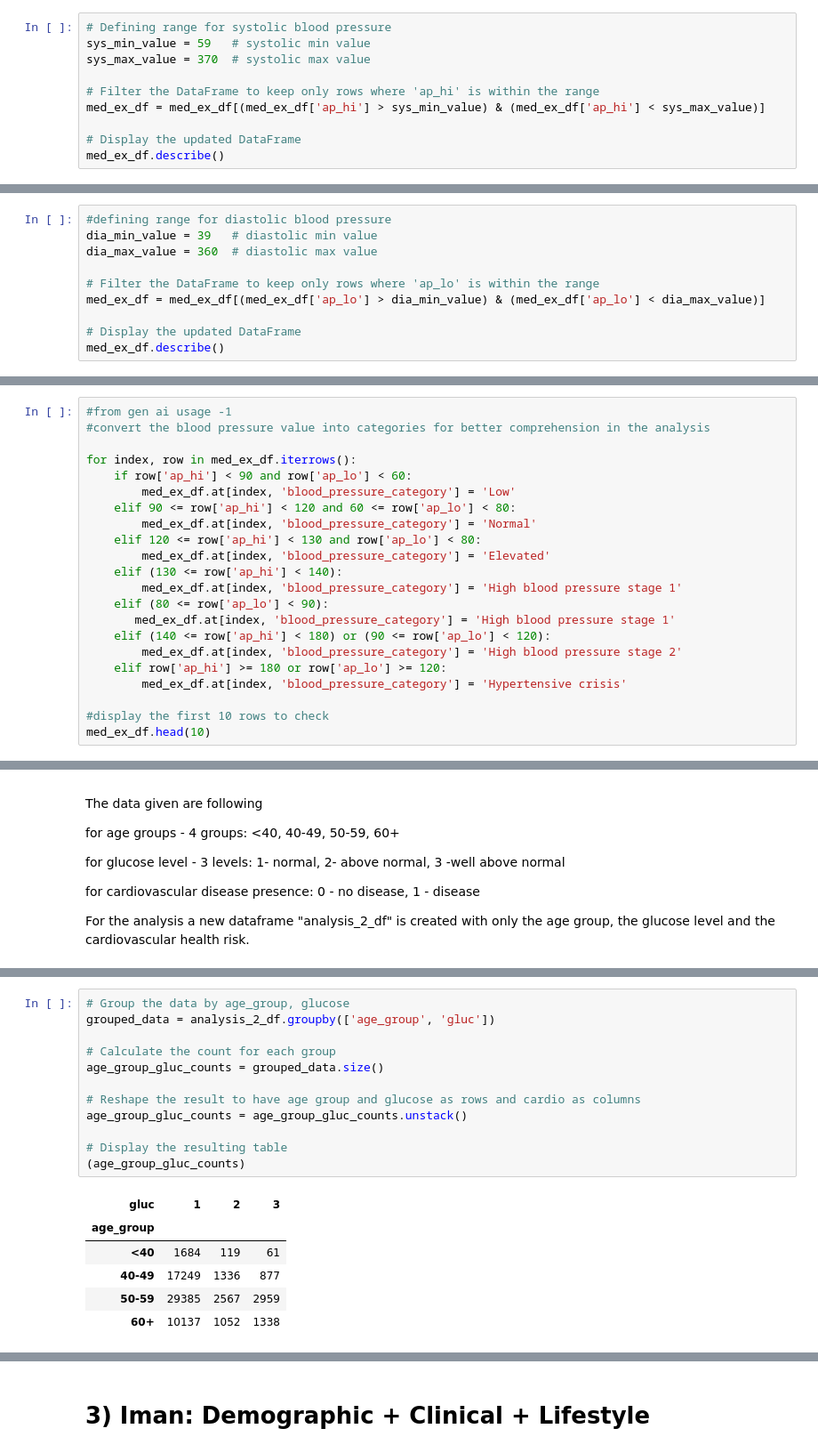
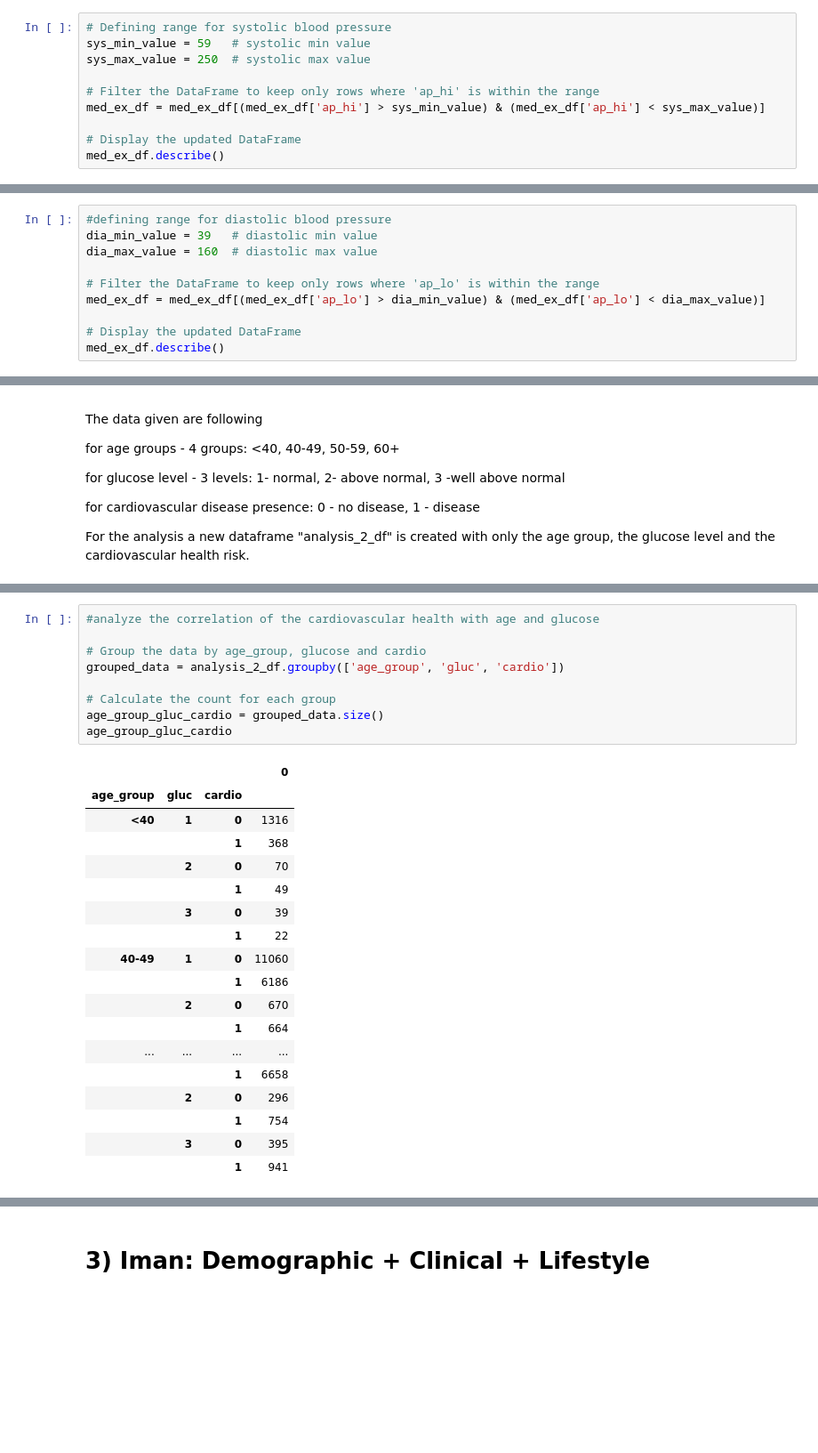
Before and after one commit to monikabuss/ISYS5002-2024-semester2, a Jupyter notebook: Code_Development_Colab.ipynb, the cells around one changed output, grey strips where cells are left out. Shown at 89% size. Saved outputs shown, nothing was run; the diff lists cells and outputs as text; blank space fills up the shorter version.

```diff
--- a/Code_Development_Colab.ipynb
+++ b/Code_Development_Colab.ipynb
@@ -469,7 +466,7 @@ The maximum value as mentioned earlier is 370 in athletes.
 # %%
 # Defining range for systolic blood pressure
 sys_min_value = 59   # systolic min value
-sys_max_value = 370  # systolic max value
+sys_max_value = 250  # systolic max value
 
 # Filter the DataFrame to keep only rows where 'ap_hi' is within the range
 med_ex_df = med_ex_df[(med_ex_df['ap_hi'] > sys_min_value) & (med_ex_df['ap_hi'] < sys_max_value)]
@@ -496,7 +488,7 @@ Now we do the same with the diastolic blood pressure, filtering according to the
 # %%
 #defining range for diastolic blood pressure
 dia_min_value = 39   # diastolic min value
-dia_max_value = 360  # diastolic max value
+dia_max_value = 160  # diastolic max value
 
 # Filter the DataFrame to keep only rows where 'ap_lo' is within the range
 med_ex_df = med_ex_df[(med_ex_df['ap_lo'] > dia_min_value) & (med_ex_df['ap_lo'] < dia_max_value)]
@@ -815,22 +785,0 @@ Something went wrong here because the max for "stage 1" is 200 for ap_hi and 190
-# %%
-#from gen ai usage -1
-#convert the blood pressure value into categories for better comprehension in the analysis
-
-for index, row in med_ex_df.iterrows():
-    if row['ap_hi'] < 90 and row['ap_lo'] < 60:
-        med_ex_df.at[index, 'blood_pressure_category'] = 'Low'
-    elif 90 <= row['ap_hi'] < 120 and 60 <= row['ap_lo'] < 80:
-        med_ex_df.at[index, 'blood_pressure_category'] = 'Normal'
-    elif 120 <= row['ap_hi'] < 130 and row['ap_lo'] < 80:
-        med_ex_df.at[index, 'blood_pressure_category'] = 'Elevated'
-    elif (130 <= row['ap_hi'] < 140):
-        med_ex_df.at[index, 'blood_pressure_category'] = 'High blood pressure stage 1'
-    elif (80 <= row['ap_lo'] < 90):
-       med_ex_df.at[index, 'blood_pressure_category'] = 'High blood pressure stage 1'
-    elif (140 <= row['ap_hi'] < 180) or (90 <= row['ap_lo'] < 120):
-        med_ex_df.at[index, 'blood_pressure_category'] = 'High blood pressure stage 2'
-    elif row['ap_hi'] >= 180 or row['ap_lo'] >= 120:
-        med_ex_df.at[index, 'blood_pressure_category'] = 'Hypertensive crisis'
-
-#display the first 10 rows to check
-med_ex_df.head(10)
@@ -999,19 +992,28 @@ Before I analyze the cardiovascular health risk by age and glucose level, I will
 # %%
-# Group the data by age_group, glucose
-grouped_data = analysis_2_df.groupby(['age_group', 'gluc'])
+#analyze the correlation of the cardiovascular health with age and glucose
+
+# Group the data by age_group, glucose and cardio
+grouped_data = analysis_2_df.groupby(['age_group', 'gluc', 'cardio'])
 
 # Calculate the count for each group
-age_group_gluc_counts = grouped_data.size()
-
-# Reshape the result to have age group and glucose as rows and cardio as columns
-age_group_gluc_counts = age_group_gluc_counts.unstack()
-
-# Display the resulting table
-(age_group_gluc_counts)
+age_group_gluc_cardio = grouped_data.size()
+age_group_gluc_cardio
 # %% [output]
-| gluc | 1 | 2 | 3 |
-| age_group |  |  |  |
-| <40 | 1684 | 119 | 61 |
-| 40-49 | 17249 | 1336 | 877 |
-| 50-59 | 29385 | 2567 | 2959 |
-| 60+ | 10137 | 1052 | 1338 |
+|  |  |  | 0 |
+| age_group | gluc | cardio |  |
+| <40 | 1 | 0 | 1316 |
+|  |  | 1 | 368 |
+|  | 2 | 0 | 70 |
+|  |  | 1 | 49 |
+|  | 3 | 0 | 39 |
+|  |  | 1 | 22 |
+| 40-49 | 1 | 0 | 11060 |
+|  |  | 1 | 6186 |
+|  | 2 | 0 | 670 |
+|  |  | 1 | 664 |
+| ... | ... | ... | ... |
+|  |  | 1 | 6658 |
+|  | 2 | 0 | 296 |
+|  |  | 1 | 754 |
+|  | 3 | 0 | 395 |
+|  |  | 1 | 941 |
```
Also changed, not shown: parts of 77 cells of this notebook.
